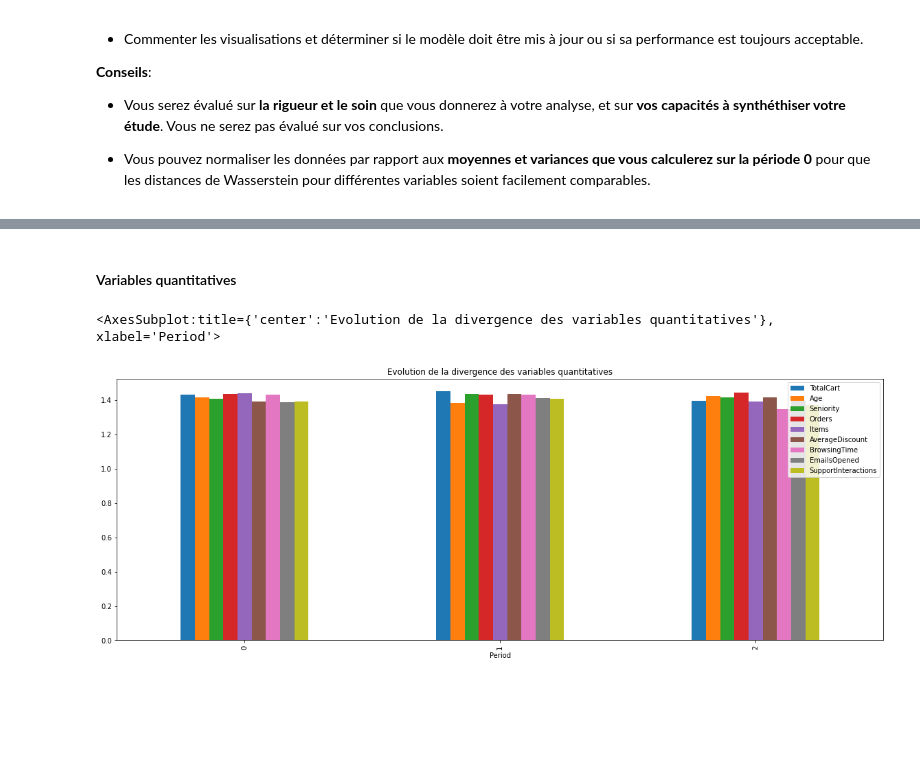
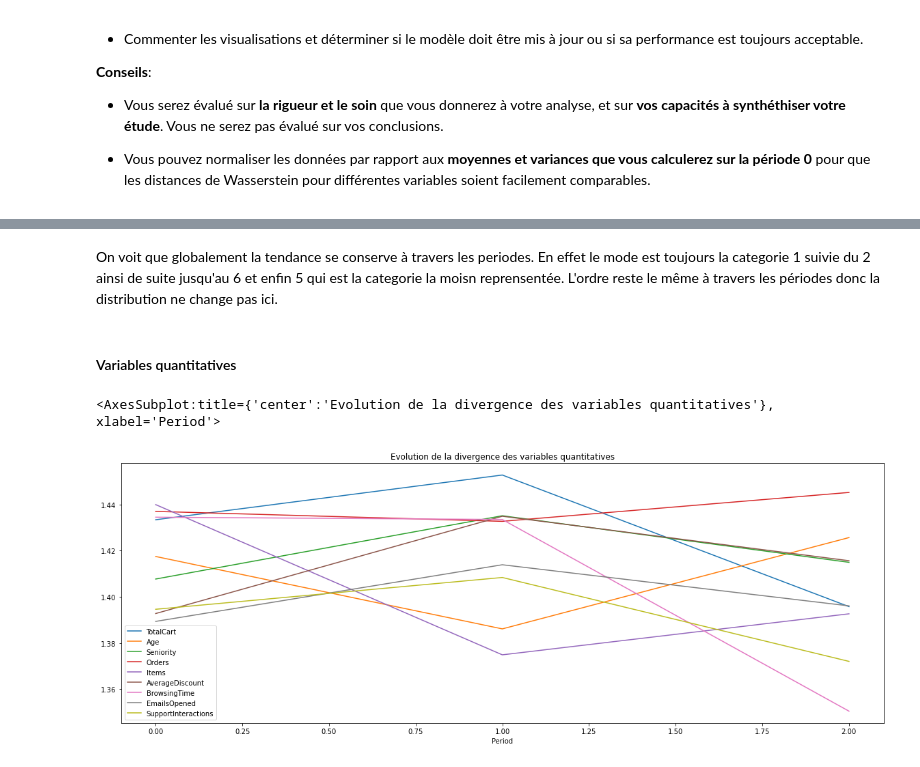
Before and after one commit to fereol023/Test_Technique_DA, a Jupyter notebook: TestTechniqueDerive_Sujet.ipynb, the cells around one changed output, grey strips where cells are left out. Drawn from its saved outputs; the diff is of its cells as text; code cells hidden in the pictures; blank space fills up the shorter version.

```diff
--- a/TestTechniqueDerive_Sujet.ipynb
+++ b/TestTechniqueDerive_Sujet.ipynb
@@ -497,3 +507,5 @@ SyntaxError: invalid syntax (3295795510.py, line 1)
+# %% [markdown]
+On voit que globalement la tendance se conserve à travers les periodes. En effet le mode est toujours la categorie 1 suivie du 2 ainsi de suite jusqu'au 6 et enfin 5 qui est la categorie la moisn reprensentée. L'ordre reste le même à travers les périodes donc la distribution ne change pas ici.
 # %% [markdown]
 #### Variables quantitatives
 # %%
@@ -522,8 +532,8 @@ def all_WDD(var_quant, t):
     return pd.DataFrame(WDD)
 # %%
 divs_quanti = all_WDD(var_quant, t=3)
-divs_quanti.plot(kind='bar', title='Evolution de la divergence des variables quantitatives',
+divs_quanti.plot(kind='line', title='Evolution de la divergence des variables quantitatives',
                  xlabel='Period', figsize=(20,7))
 # %% [output]
 <AxesSubplot:title={'center':'Evolution de la divergence des variables quantitatives'}, xlabel='Period'>
-[figure, old version]
+[figure, new version]
```
Also changed, not shown: parts of 42 cells of this notebook.
